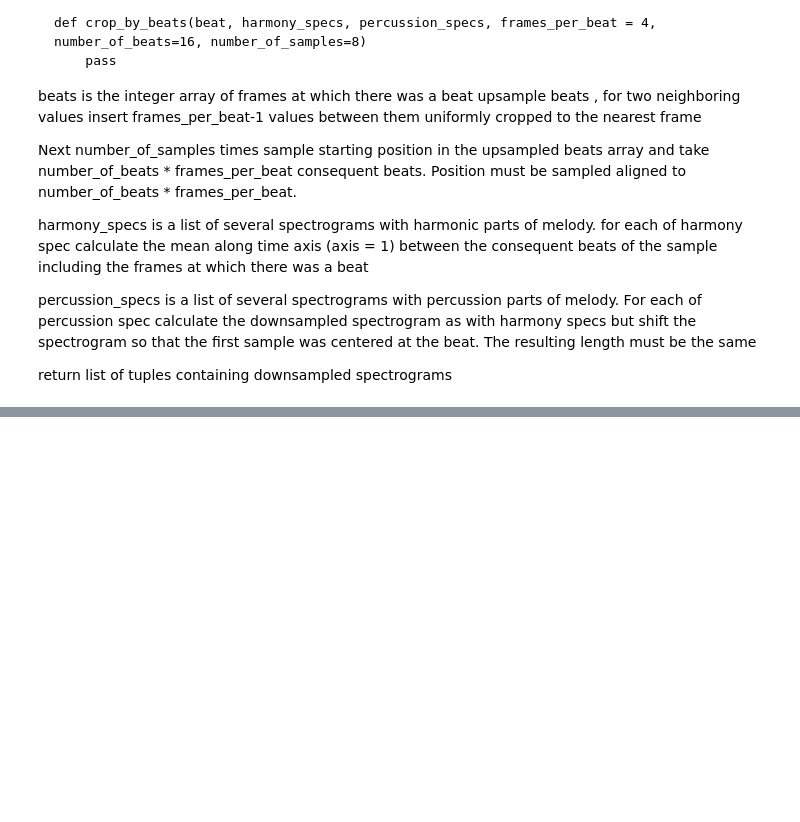
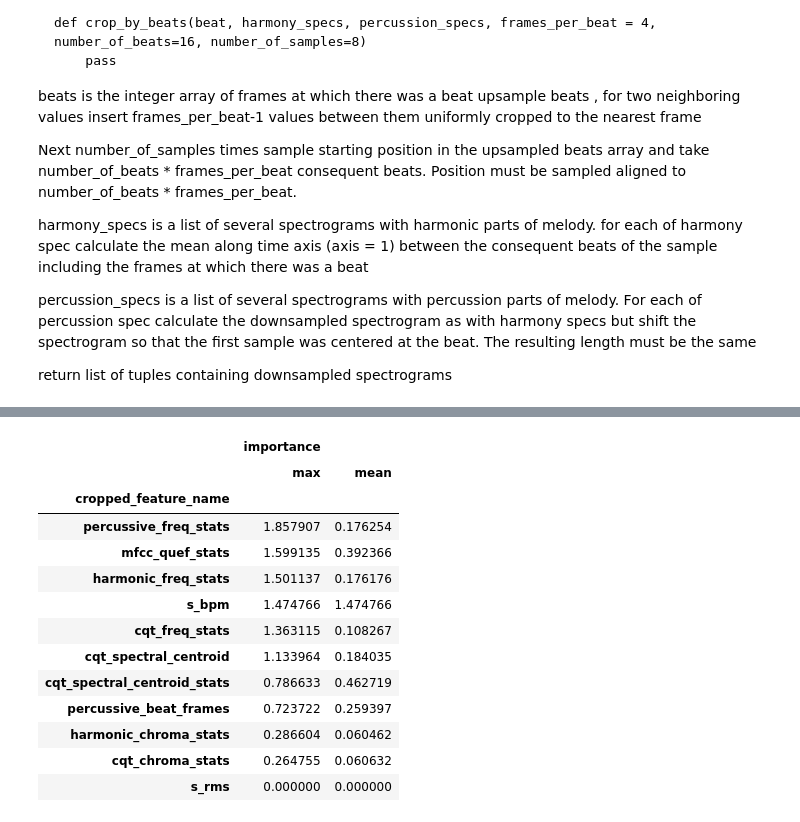
Before and after one commit to dmitrysluch/ariel-tds-music-genre, a Jupyter notebook: genre_detenction_ext.ipynb, the cells around one changed output, grey strips where cells are left out. Cells and saved outputs as stored; diff of their text form; code cells hidden in the pictures; blank space fills up the shorter version.

```diff
--- a/genre_detenction_ext.ipynb
+++ b/genre_detenction_ext.ipynb
@@ -685,0 +938,14 @@ for pos, idx in enumerate(np.hstack([jazz_idx, rock_idx, hip_hop_idx])):
+# %%
+# Lets add MFCC, chromatic features and centroid
+
+features = ['s_rms', 's_bpm', 'cqt_freq_stats', 'harmonic_freq_stats', 'percussive_freq_stats', 'percussive_beat_frames',
+           'cqt_spectral_centroid', 'cqt_spectral_centroid_stats', 'cqt_chroma_stats', 'harmonic_chroma_stats', 'mfcc_quef_stats']
+weights = assign_feature_weights(E_train.get_feature_names_vector(features), dict(s_rms=0.5, s_bpm=0.7, mfcc_quef=0.8))
+model, acc = train_and_evaluate_catboost(
+    idx_eval=E_eval.get_features(['s_idx'])[:,0],
+    X_train=E_train.get_features(features),
+    X_eval=E_eval.get_features(features),
+    y_train=E_train.get_features(['s_y'])[:,0],
+    y_eval=E_eval.get_features(['s_y'])[:,0],
+    feature_weights=weights
+)
@@ -685,0 +994,22 @@ for pos, idx in enumerate(np.hstack([jazz_idx, rock_idx, hip_hop_idx])):
+# %%
+# Lets leave out only features that turn out important. Boosting is not robust to autocorrelation.
+# There is of course penalty in CatBoost, but still it may make sense.
+imp = pd.DataFrame(data=np.stack([E_train.get_feature_names_vector(features)]).T, columns=['feature_name'])
+imp['importance'] = model.feature_importances_
+imp['cropped_feature_name'] = imp['feature_name'].apply(lambda x: '_'.join(x.split('_')[:-1]))
+imp[['cropped_feature_name', 'importance']].groupby('cropped_feature_name').agg(['max', 'mean']).sort_values(('importance', 'max'), ascending=False)
+# %% [output]
+|  | importance |  |
+|  | max | mean |
+| cropped_feature_name |  |  |
+| percussive_freq_stats | 1.857907 | 0.176254 |
+| mfcc_quef_stats | 1.599135 | 0.392366 |
+| harmonic_freq_stats | 1.501137 | 0.176176 |
+| s_bpm | 1.474766 | 1.474766 |
+| cqt_freq_stats | 1.363115 | 0.108267 |
+| cqt_spectral_centroid | 1.133964 | 0.184035 |
+| cqt_spectral_centroid_stats | 0.786633 | 0.462719 |
+| percussive_beat_frames | 0.723722 | 0.259397 |
+| harmonic_chroma_stats | 0.286604 | 0.060462 |
+| cqt_chroma_stats | 0.264755 | 0.060632 |
+| s_rms | 0.000000 | 0.000000 |
```
Also changed, not shown: parts of 24 cells of this notebook, 2 other files.
